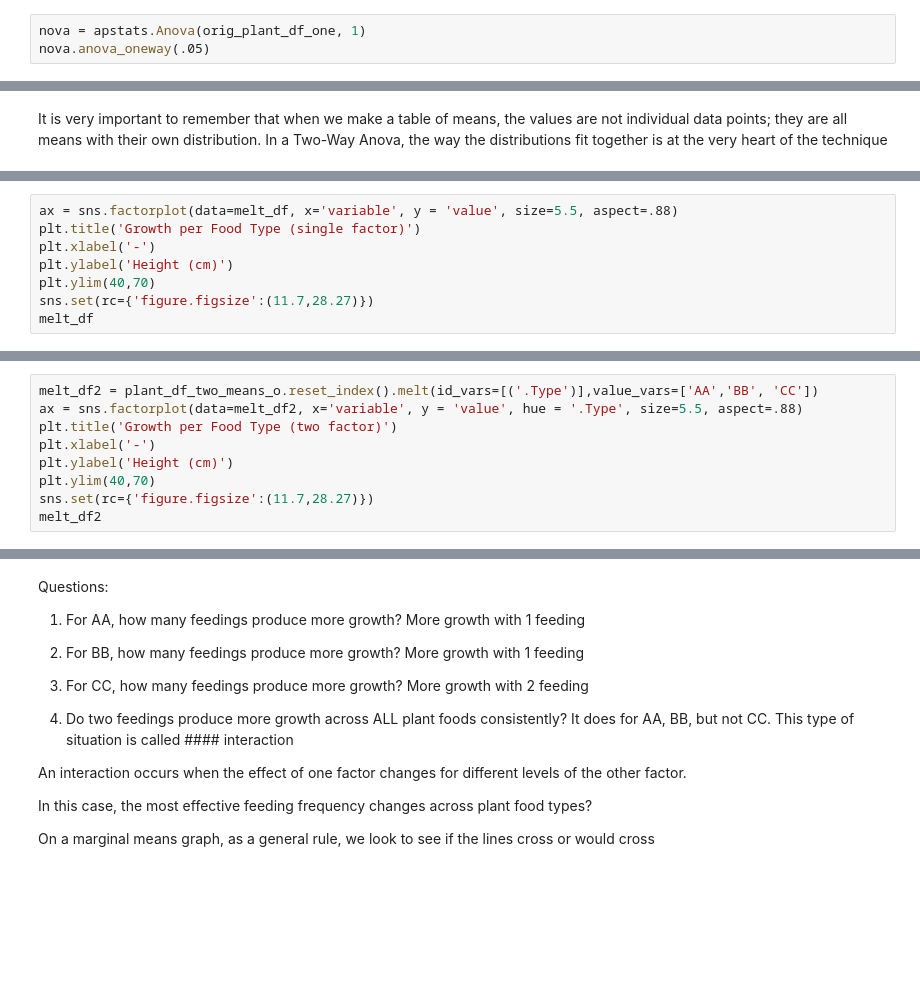
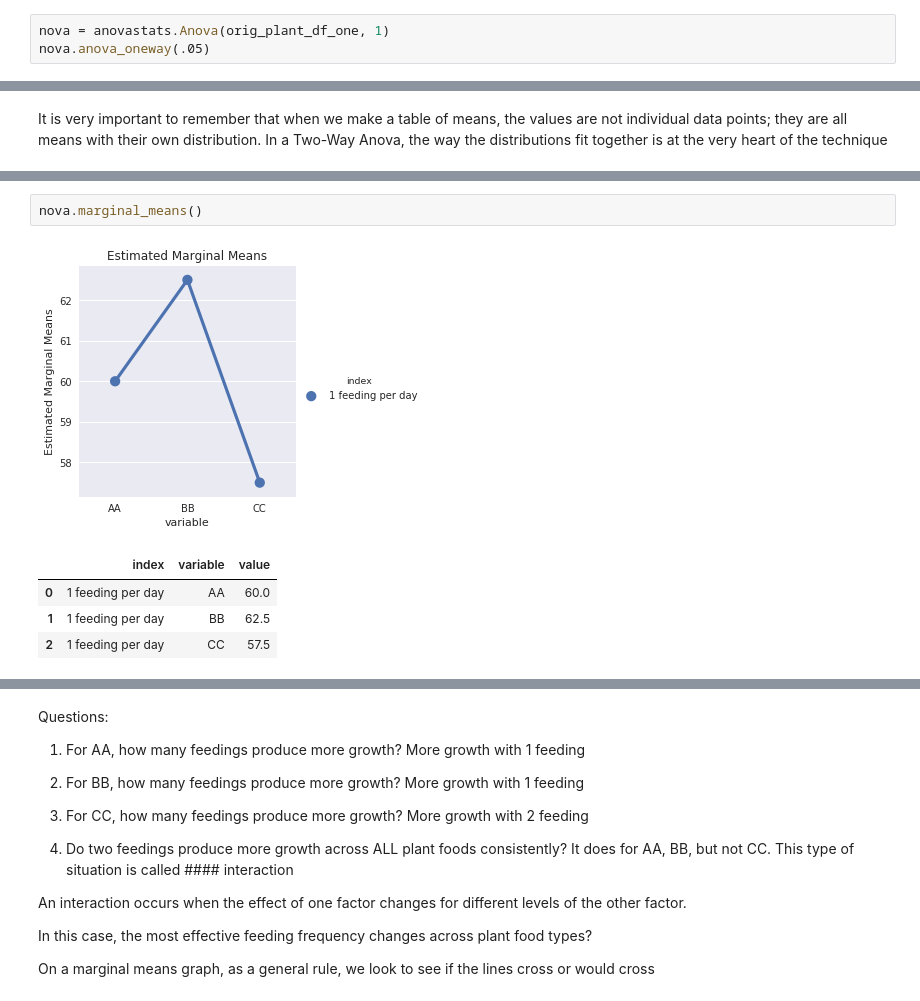
Before and after one commit to ateet101/tutorials, a Jupyter notebook: Statistics 101/14. Statistics 101 - Anova (ANalysis Of VAriance).ipynb, the cells around one changed output, grey strips where cells are left out. Cells and saved outputs as stored; diff of their text form; blank space fills up the shorter version.

```diff
--- a/Statistics 101/14. Statistics 101 - Anova (ANalysis Of VAriance).ipynb
+++ b/Statistics 101/14. Statistics 101 - Anova (ANalysis Of VAriance).ipynb
@@ -504,5 +480,5 @@ What we have done here is a One-Way Anova. We only analyzed one factor: differen
 # %%
-nova = apstats.Anova(orig_plant_df_one, 1)
+nova = anovastats.Anova(orig_plant_df_one, 1)
 nova.anova_oneway(.05)
 # %% [output]
 |  | Source Var | df | SS | MS | F | P-value | F-crit |
@@ -580,8 +541,0 @@ orig_plant_df_one_means
-# %%
-ax = sns.factorplot(data=melt_df, x='variable', y = 'value', size=5.5, aspect=.88)
-plt.title('Growth per Food Type (single factor)')
-plt.xlabel('-')
-plt.ylabel('Height (cm)')
-plt.ylim(40,70)
-sns.set(rc={'figure.figsize':(11.7,28.27)})
-melt_df
@@ -594,9 +541,0 @@ melt_df
-# %%
-melt_df2 = plant_df_two_means_o.reset_index().melt(id_vars=[('.Type')],value_vars=['AA','BB', 'CC'])
-ax = sns.factorplot(data=melt_df2, x='variable', y = 'value', hue = '.Type', size=5.5, aspect=.88)
-plt.title('Growth per Food Type (two factor)')
-plt.xlabel('-')
-plt.ylabel('Height (cm)')
-plt.ylim(40,70)
-sns.set(rc={'figure.figsize':(11.7,28.27)})
-melt_df2
@@ -611,0 +542,8 @@ melt_df2
+# %%
+nova.marginal_means()
+# %% [output]
+[figure, added]
+|  | index | variable | value |
+| 0 | 1 feeding per day | AA | 60.0 |
+| 1 | 1 feeding per day | BB | 62.5 |
+| 2 | 1 feeding per day | CC | 57.5 |
```
Also changed, not shown: parts of 39 cells of this notebook, 2 other files.
